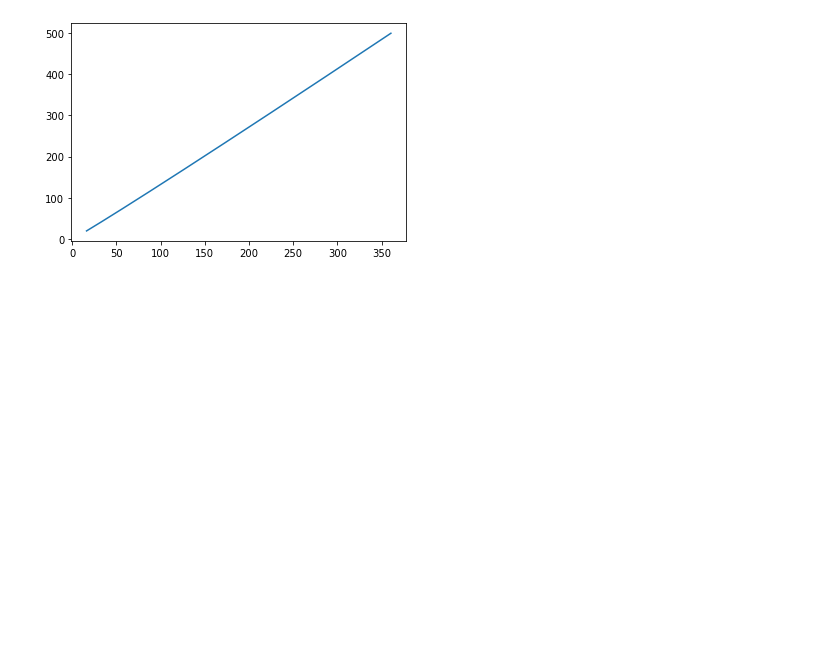
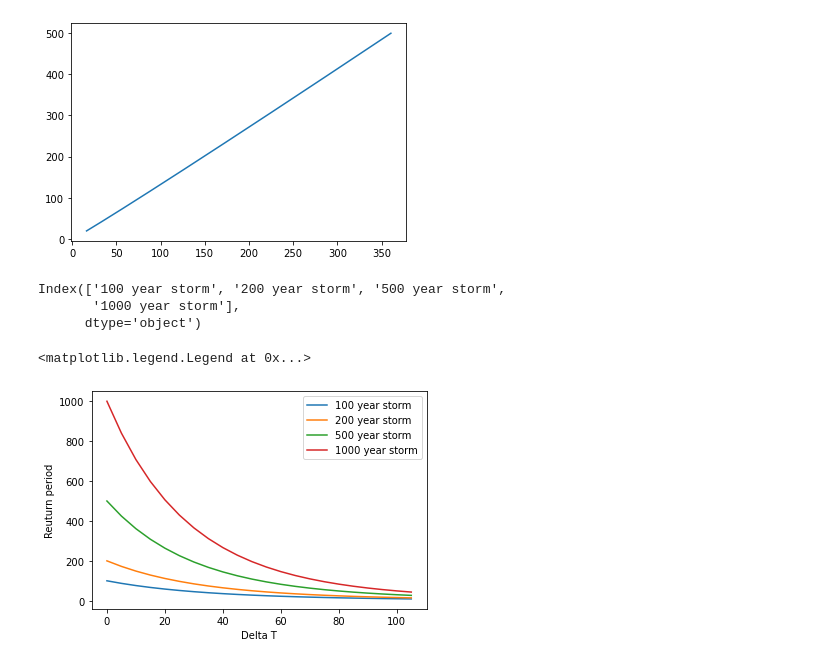
Before and after one commit to aviral-ag/Frequency-Analysis-of-Non-Stationary-Hydrological-Extremes-in-Northern-Ohio-, a Jupyter notebook: Vogel.ipynb, the cells around one changed output. Drawn from its saved outputs; the diff is of its cells as text; code cells hidden in the pictures; blank space fills up the shorter version.

```diff
--- a/Vogel.ipynb
+++ b/Vogel.ipynb
@@ -19,17 +19,19 @@ def add_trend(y, years, add):
     else:
         return y
 # %%
-def fit_exp(maxP, years):
+def fit_exp(maxP, years, return_period):
     lnmaxP = np.log(maxP)
     y = add_trend(lnmaxP, years, False)
     lr = find_trend(y, years)
-    alpha,beta = lr.params
+    alpha, beta = lr.params
 #     print(lr.summary())
     ybar,std, skew = cf.findmoments(y)
-    n =len(years)
+    n = len(years)
     print(beta)
     tbar = np.mean(years)
-    zp = ss.norm.ppf(0.99)
+    zp = ss.norm.ppf(1 - 1/return_period)
+
+    # Vogel 2011 EQ 7
     xp = np.exp(ybar + beta*(years - tbar) + zp * std)
     return xp,beta
 # %%
@@ -49,10 +54,11 @@ xp = np.exp(ybar + zp * std)
 print('100 year return period precipitation:%5.2f' %xp,'inch')
 
 # Plotting 100 year return period precipitation for different years
-m, beta = fit_exp(maxP, years)
+m, beta = fit_exp(maxP, years, 100)
 plt.plot(years,m)
 plt.show()
 return_periods = np.arange(20,500)
+
 mag_f, T_f = vogel_results(beta,10, return_periods,std)
 
 
@@ -64,3 +70,23 @@ plt.show()
 0.0036414814147660663
 [figure]
 [figure]
+# %%
+delta_t = np.arange(0,105,5)
+return_periods = [100, 200, 500, 1000]
+# %%
+results = pd.DataFrame()
+for rp in return_periods:
+    results.loc[:, f"{rp} year storm"] = vogel_results(beta, delta_t, rp,std)[1]
+results.columns
+# %% [output]
+Index(['100 year storm', '200 year storm', '500 year storm',
+       '1000 year storm'],
+      dtype='object')
+# %%
+plt.plot(delta_t,results.iloc[:,:], label = results.columns)
+plt.xlabel("Delta T")
+plt.ylabel("Reuturn period")
+plt.legend()
+# %% [output]
+<matplotlib.legend.Legend at 0x...>
+[figure, added]
```
Also changed, not shown: parts of 1 cell of this notebook, 2 other files.
